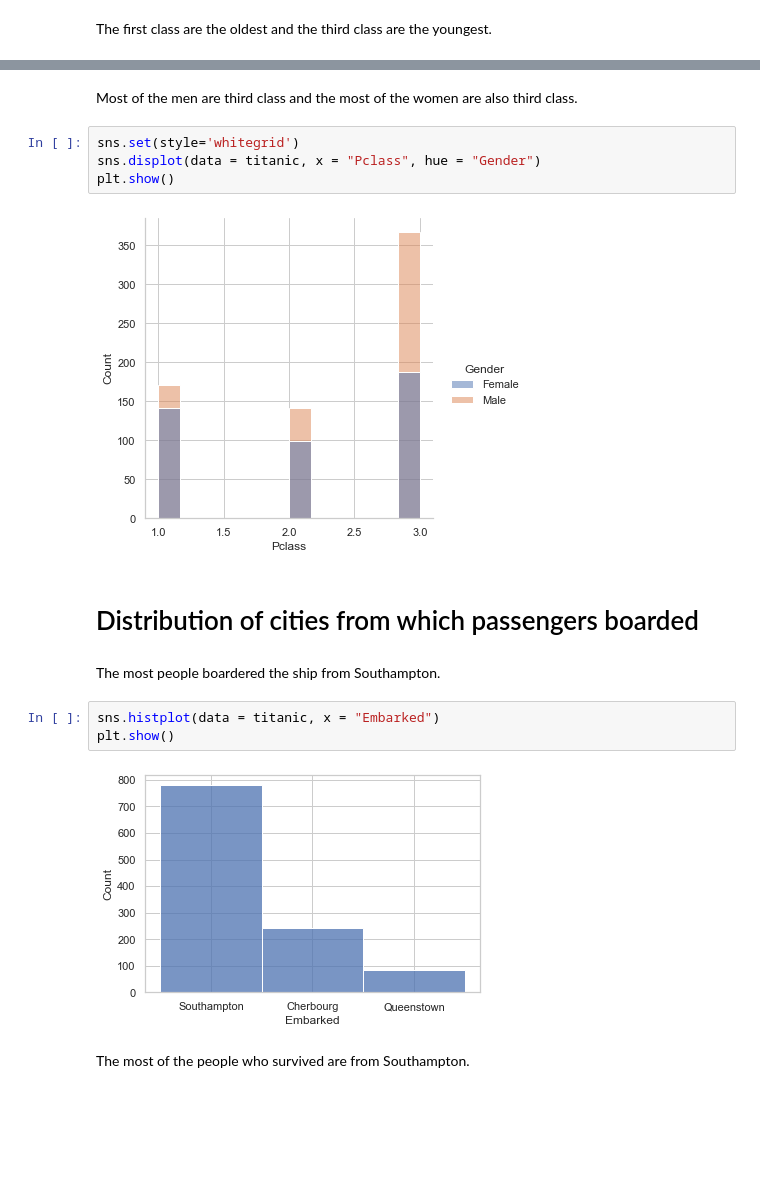
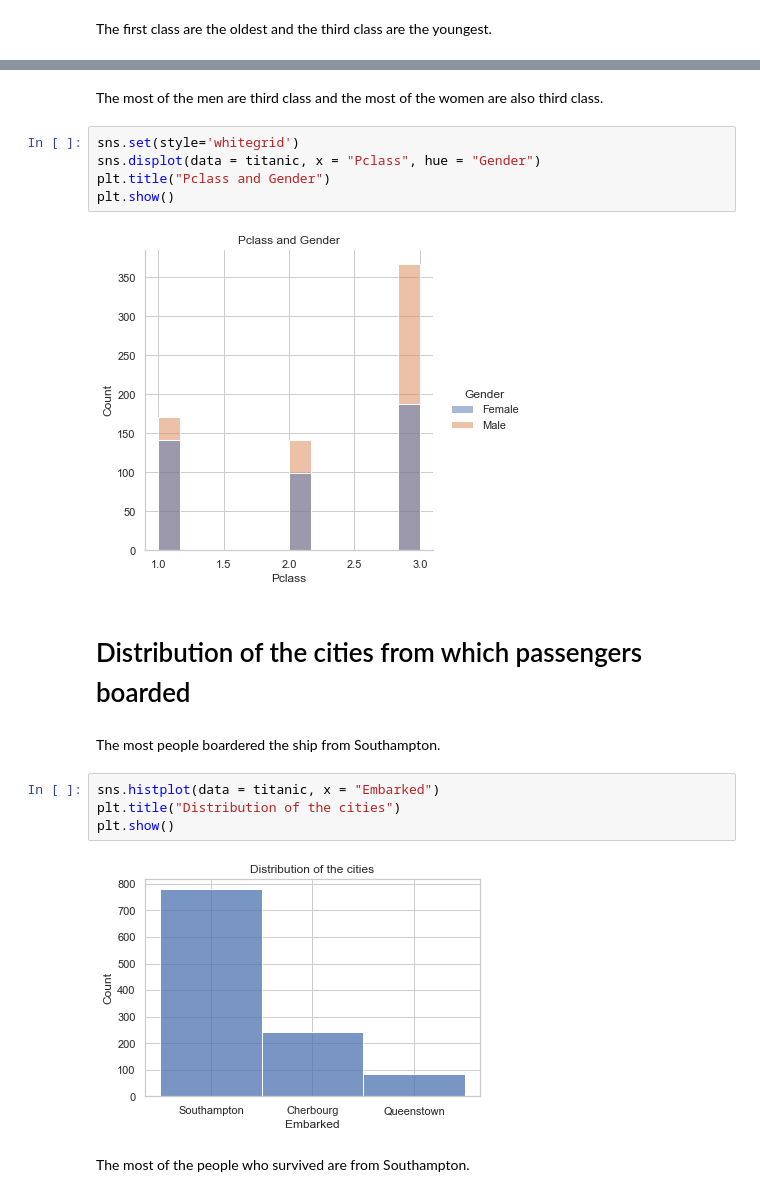
Before and after one commit to elipopovadev/Statistics-for-Data-Analysis-Using-Python, a Jupyter notebook: Project Data Visualization/Titanic Project.ipynb, the cells around one changed output, grey strips where cells are left out. Drawn from its saved outputs; the diff is of its cells as text; blank space fills up the shorter version.

```diff
--- a/Project Data Visualization/Titanic Project.ipynb
+++ b/Project Data Visualization/Titanic Project.ipynb
@@ -216,20 +258,22 @@ plt.show()
 # %% [markdown]
-Most of the men are third class and the most of the women are also third class.
+The most of the men are third class and the most of the women are also third class.
 # %%
 sns.set(style='whitegrid')
 sns.displot(data = titanic, x = "Pclass", hue = "Gender")
+plt.title("Pclass and Gender")
 plt.show()
 # %% [output]
-[figure, old version]
+[figure, new version]
 # %% [markdown]
-# Distribution of cities from which passengers boarded
+# Distribution of the cities from which passengers boarded
 # %% [markdown]
 The most people boardered the ship from Southampton.
 # %%
 sns.histplot(data = titanic, x = "Embarked")
+plt.title("Distribution of the cities")
 plt.show()
 # %% [output]
-[figure, old version]
+[figure, new version]
 # %% [markdown]
 The most of the people who survived are from Southampton.
 # %%
```
Also changed, not shown: parts of 29 cells of this notebook.
